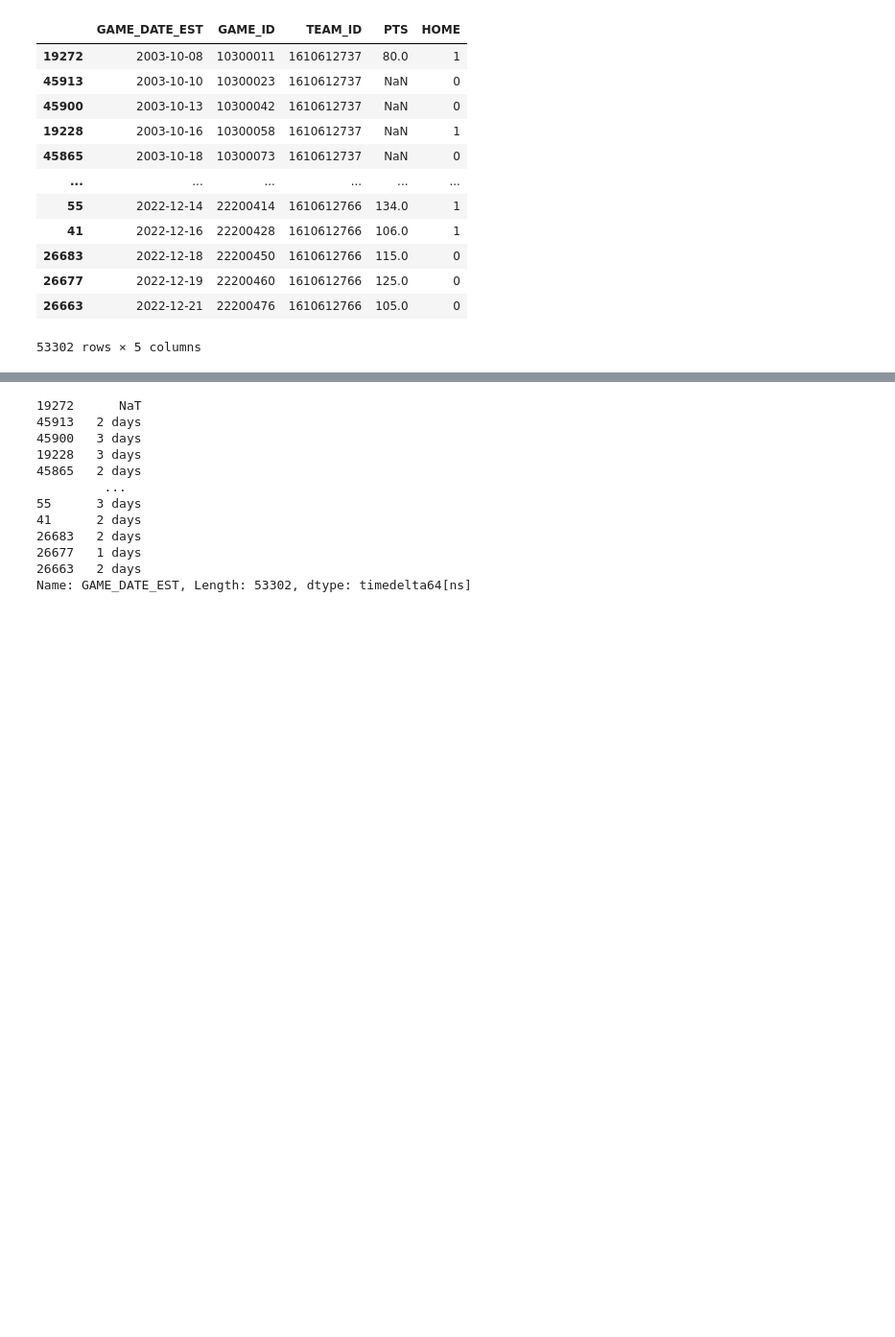
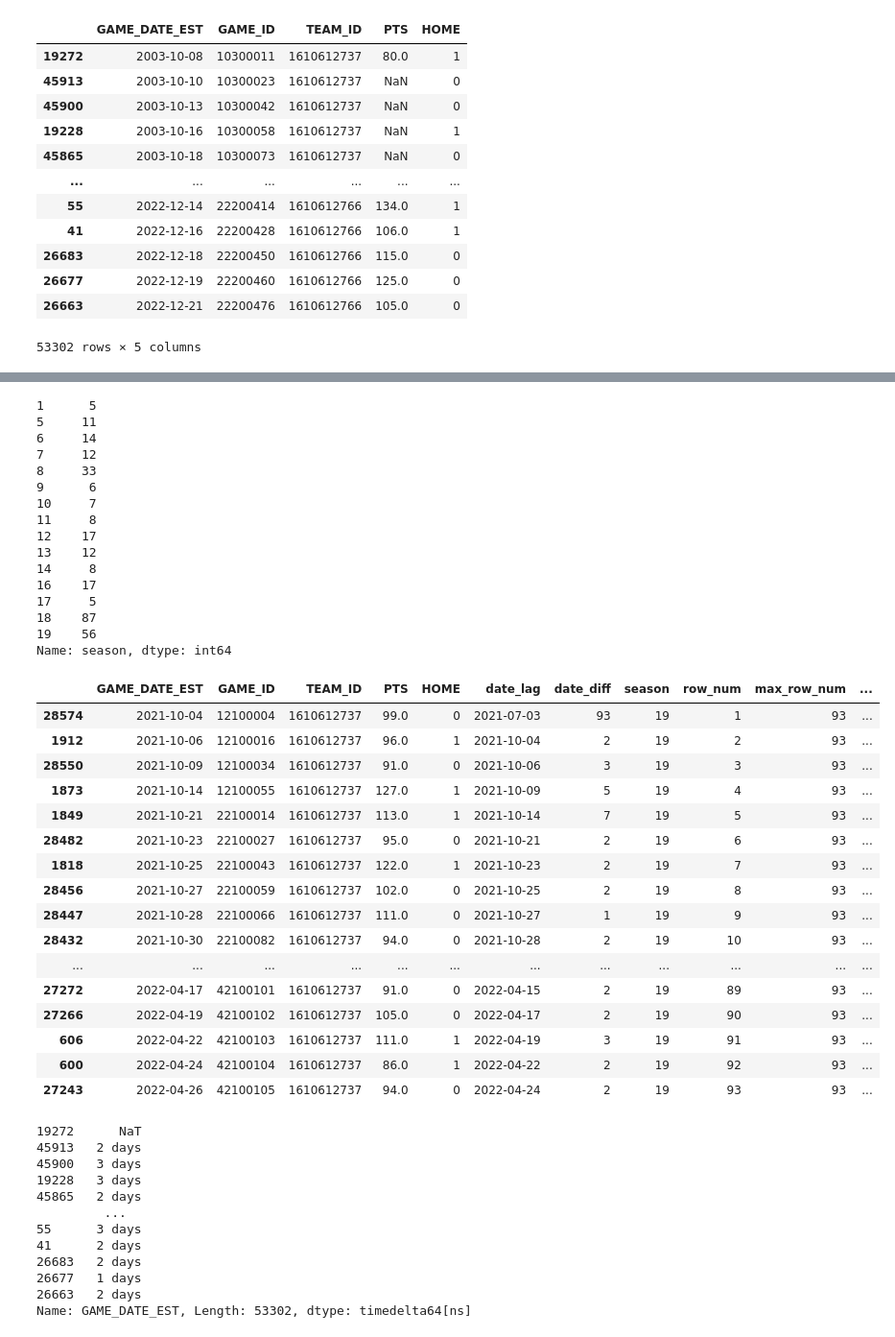
Before and after one commit to brownbrandon272/basketball, a Jupyter notebook: scripts/detail_explore.ipynb, the cells around one changed output, grey strips where cells are left out. Shown at 96% size. Cells and saved outputs as stored; diff of their text form; code cells hidden in the pictures; blank space fills up the shorter version.

```diff
--- a/scripts/detail_explore.ipynb
+++ b/scripts/detail_explore.ipynb
@@ -343,0 +374,33 @@ display(df_gamedays)
+# %%
+# 2B. Get row number by team, sorted by date
+df_gamedays['row_num'] = df_gamedays.groupby(['TEAM_ID', 'season']).cumcount() + 1
+
+# get the maximum row number for each season and team
+df_gamedays['max_row_num'] = df_gamedays.groupby(['TEAM_ID', 'season'])['row_num'].transform('max')
+
+# get the minimum max_row_num for each season
+df_gamedays['min_max_row_num'] = df_gamedays.groupby(['season'])['max_row_num'].transform('min')
+
+# postseason if row_num is greater than min_max_row_num
+df_gamedays['postseason'] = df_gamedays['row_num'] > df_gamedays['min_max_row_num']
+
+# for each team and season, if postseason count is less than four, then postseason is false for all rows
+df_gamedays['postseason'] = df_gamedays.groupby(['TEAM_ID', 'season'])['postseason'].transform(lambda x: x if x.sum() >= 4 else False)
+
+# if season is last season, postseason is false
+df_gamedays['postseason'] = np.where(df_gamedays['season'] == df_gamedays['season'].max(), False, df_gamedays['postseason'])
+
+# for each team and season, select the 82 highest row_num where postseason is false
+df_gamedays['regular_season'] = df_gamedays[~df_gamedays['postseason']].groupby(['TEAM_ID', 'season'])['row_num'].transform(lambda x: x >= x.nlargest(82).min())
+df_gamedays['regular_season'] = df_gamedays['regular_season'].fillna(False)
+
+# preseason if not regular season or postseason
+df_gamedays['preseason'] = ~df_gamedays['regular_season'] & ~df_gamedays['postseason']
+
+# regular season row number, which counts rows where regular_season is true
+df_gamedays['regular_season_row_num'] = df_gamedays.groupby(['TEAM_ID', 'season'])['regular_season'].cumsum()
+
+# percentage of regaular season games played - regular season row number / 82 if min max row num is greater than 82, otherwise min max row num
+df_gamedays['regular_season_pct'] = df_gamedays['regular_season_row_num'] / df_gamedays['min_max_row_num'].apply(lambda x: 82 if x > 82 else x)
+
+display(df_gamedays)
@@ -343,0 +450,43 @@ display(df_gamedays)
+# %%
+# no maximum rows displayed
+pd.set_option('display.max_rows', None)
+display(df_gamedays[(df_gamedays['postseason']) & (df_gamedays['TEAM_ID'] == 1610612737)]['season'].value_counts().sort_index())
+
+display(df_gamedays[(df_gamedays['TEAM_ID'] == 1610612737) & (df_gamedays['season'] == 19)])
+
+# set max rows displayed to 30
+pd.set_option('display.max_rows', 30)
+# %% [output]
+1      5
+5     11
+6     14
+7     12
+8     33
+9      6
+10     7
+11     8
+12    17
+13    12
+14     8
+16    17
+17     5
+18    87
+19    56
+Name: season, dtype: int64
+|  | GAME_DATE_EST | GAME_ID | TEAM_ID | PTS | HOME | date_lag | date_diff | season | row_num | max_row_num | ... |
+| 28574 | 2021-10-04 | 12100004 | 1610612737 | 99.0 | 0 | 2021-07-03 | 93 | 19 | 1 | 93 | ... |
+| 1912 | 2021-10-06 | 12100016 | 1610612737 | 96.0 | 1 | 2021-10-04 | 2 | 19 | 2 | 93 | ... |
+| 28550 | 2021-10-09 | 12100034 | 1610612737 | 91.0 | 0 | 2021-10-06 | 3 | 19 | 3 | 93 | ... |
+| 1873 | 2021-10-14 | 12100055 | 1610612737 | 127.0 | 1 | 2021-10-09 | 5 | 19 | 4 | 93 | ... |
+| 1849 | 2021-10-21 | 22100014 | 1610612737 | 113.0 | 1 | 2021-10-14 | 7 | 19 | 5 | 93 | ... |
+| 28482 | 2021-10-23 | 22100027 | 1610612737 | 95.0 | 0 | 2021-10-21 | 2 | 19 | 6 | 93 | ... |
+| 1818 | 2021-10-25 | 22100043 | 1610612737 | 122.0 | 1 | 2021-10-23 | 2 | 19 | 7 | 93 | ... |
+| 28456 | 2021-10-27 | 22100059 | 1610612737 | 102.0 | 0 | 2021-10-25 | 2 | 19 | 8 | 93 | ... |
+| 28447 | 2021-10-28 | 22100066 | 1610612737 | 111.0 | 0 | 2021-10-27 | 1 | 19 | 9 | 93 | ... |
+| 28432 | 2021-10-30 | 22100082 | 1610612737 | 94.0 | 0 | 2021-10-28 | 2 | 19 | 10 | 93 | ... |
+| ... | ... | ... | ... | ... | ... | ... | ... | ... | ... | ... | ... |
+| 27272 | 2022-04-17 | 42100101 | 1610612737 | 91.0 | 0 | 2022-04-15 | 2 | 19 | 89 | 93 | ... |
+| 27266 | 2022-04-19 | 42100102 | 1610612737 | 105.0 | 0 | 2022-04-17 | 2 | 19 | 90 | 93 | ... |
+| 606 | 2022-04-22 | 42100103 | 1610612737 | 111.0 | 1 | 2022-04-19 | 3 | 19 | 91 | 93 | ... |
+| 600 | 2022-04-24 | 42100104 | 1610612737 | 86.0 | 1 | 2022-04-22 | 2 | 19 | 92 | 93 | ... |
+| 27243 | 2022-04-26 | 42100105 | 1610612737 | 94.0 | 0 | 2022-04-24 | 2 | 19 | 93 | 93 | ... |
```
Also changed, not shown: parts of 9 cells of this notebook.
